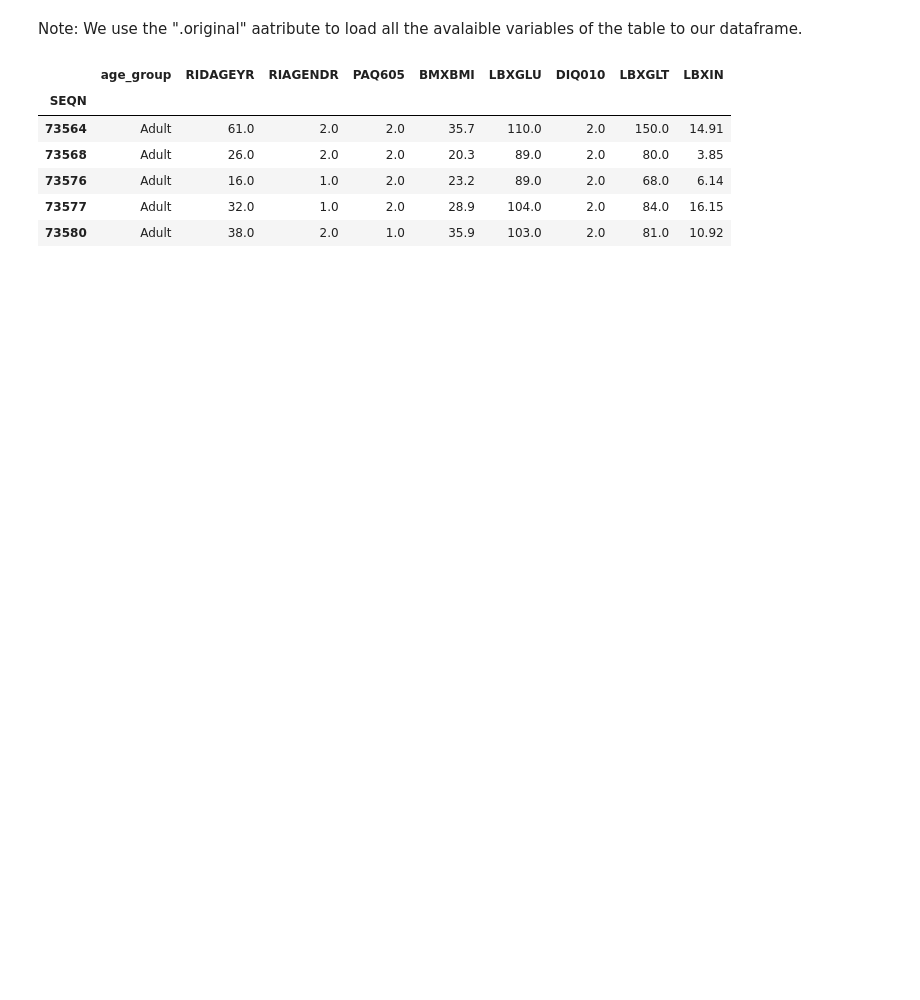
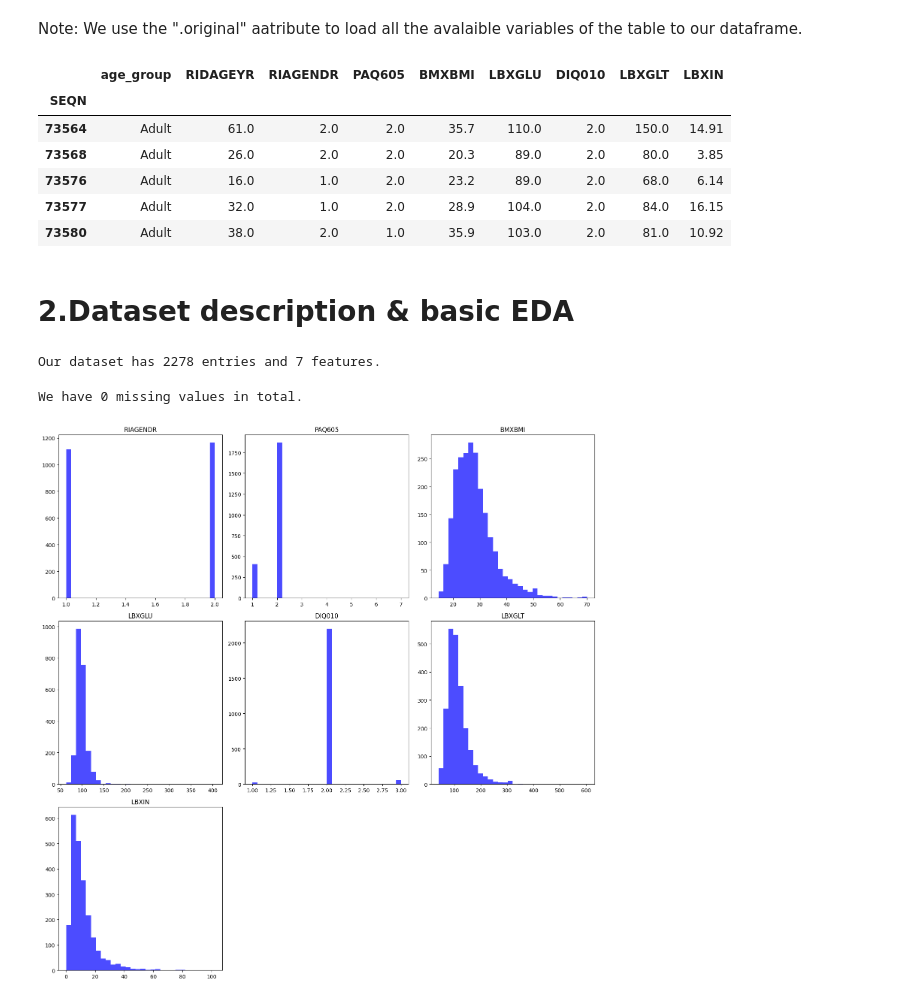
Before and after one commit to gbaresis/National-Health-and-Nutrition-Health-Survey-2013-2014-NHANES-Age-Prediction, a Jupyter notebook: National_Health_and_Nutrition_Health_Survey_2013_2014_(NHANES)_Age_Prediction.ipynb, the cells around one changed output. Drawn from its saved outputs; the diff is of its cells as text; code cells hidden in the pictures; blank space fills up the shorter version.

```diff
--- a/National_Health_and_Nutrition_Health_Survey_2013_2014_(NHANES)_Age_Prediction.ipynb
+++ b/National_Health_and_Nutrition_Health_Survey_2013_2014_(NHANES)_Age_Prediction.ipynb
@@ -47,3 +45,39 @@ df.head()
 # %%
 #store only the features as a new dataframe
 X = df.drop(columns=['age_group', 'RIDAGEYR']) #features
+# %% [markdown]
+# 2.Dataset description & basic EDA
+# %%
+entries = X.shape[0]
+features = X.shape[1]
+print(f'Our dataset has {entries} entries and {features} features.')
+# %% [output]
+Our dataset has 2278 entries and 7 features.
+# %%
+#As we can see in the National Health and Nutrition Health Survey 2013-2014 (NHANES) Age Prediction Subset webpage
+#none of the attributes has missing values, but we can check it ourselves as well:
+missing_values = X.isnull().sum().sum()
+print(f'We have {missing_values} missing values in total.')
+# %% [output]
+We have 0 missing values in total.
+# %%
+#create histograms to check features' distribution
+
+import matplotlib.pyplot as plt
+
+fig, axes = plt.subplots(3, 3, figsize=(15, 15))
+axes = axes.flatten()
+
+for i, column in enumerate(X.columns):
+    axes[i].hist(X[column], bins=30, color='blue', alpha=0.7)
+    axes[i].set_title(f'{column}')
+
+axes[i+1].axis('off')
+axes[i+2].axis('off')
+
+
+
+plt.tight_layout()
+plt.show()
+# %% [output]
+[figure, added]
```
Also changed, not shown: parts of 7 cells of this notebook.
